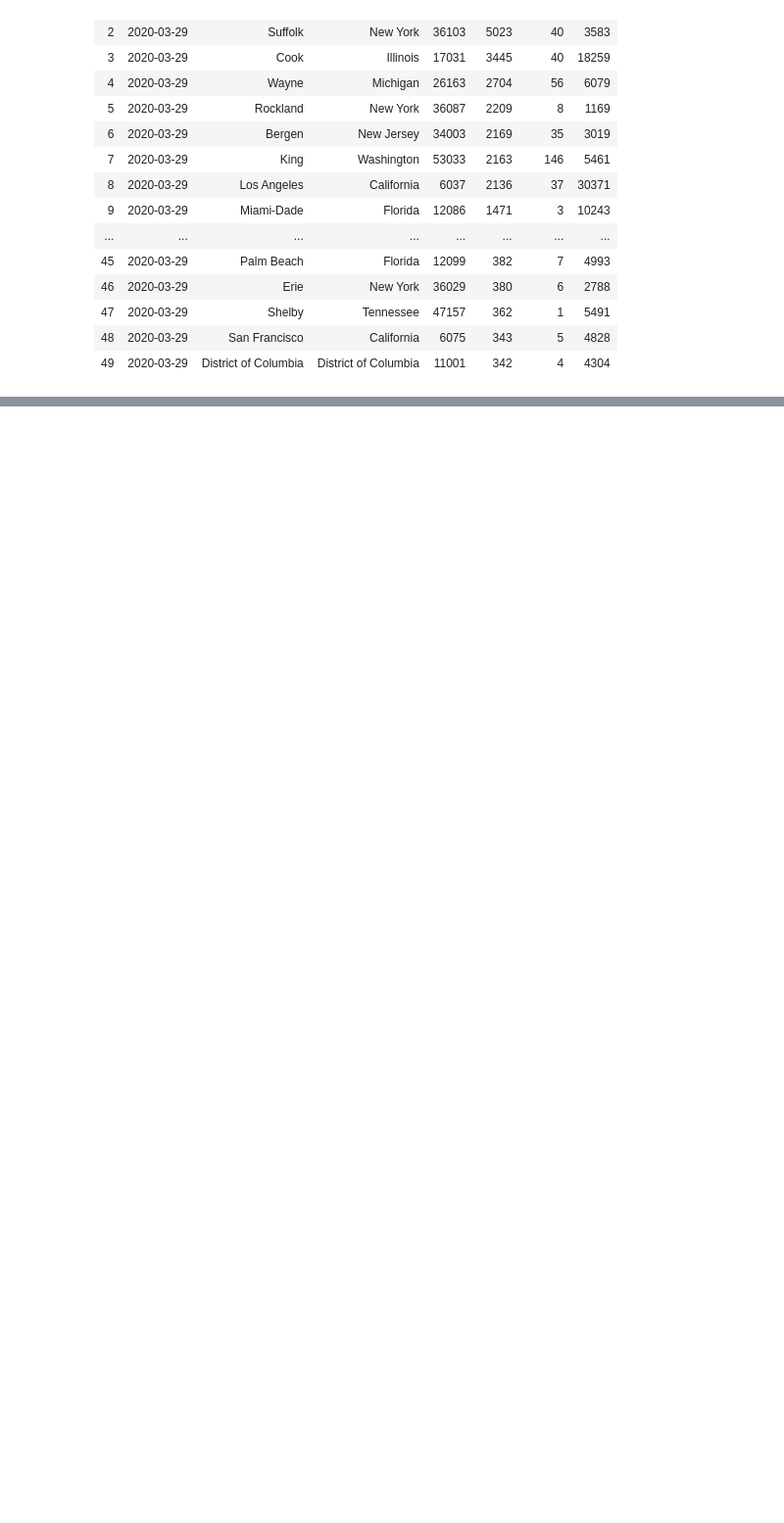
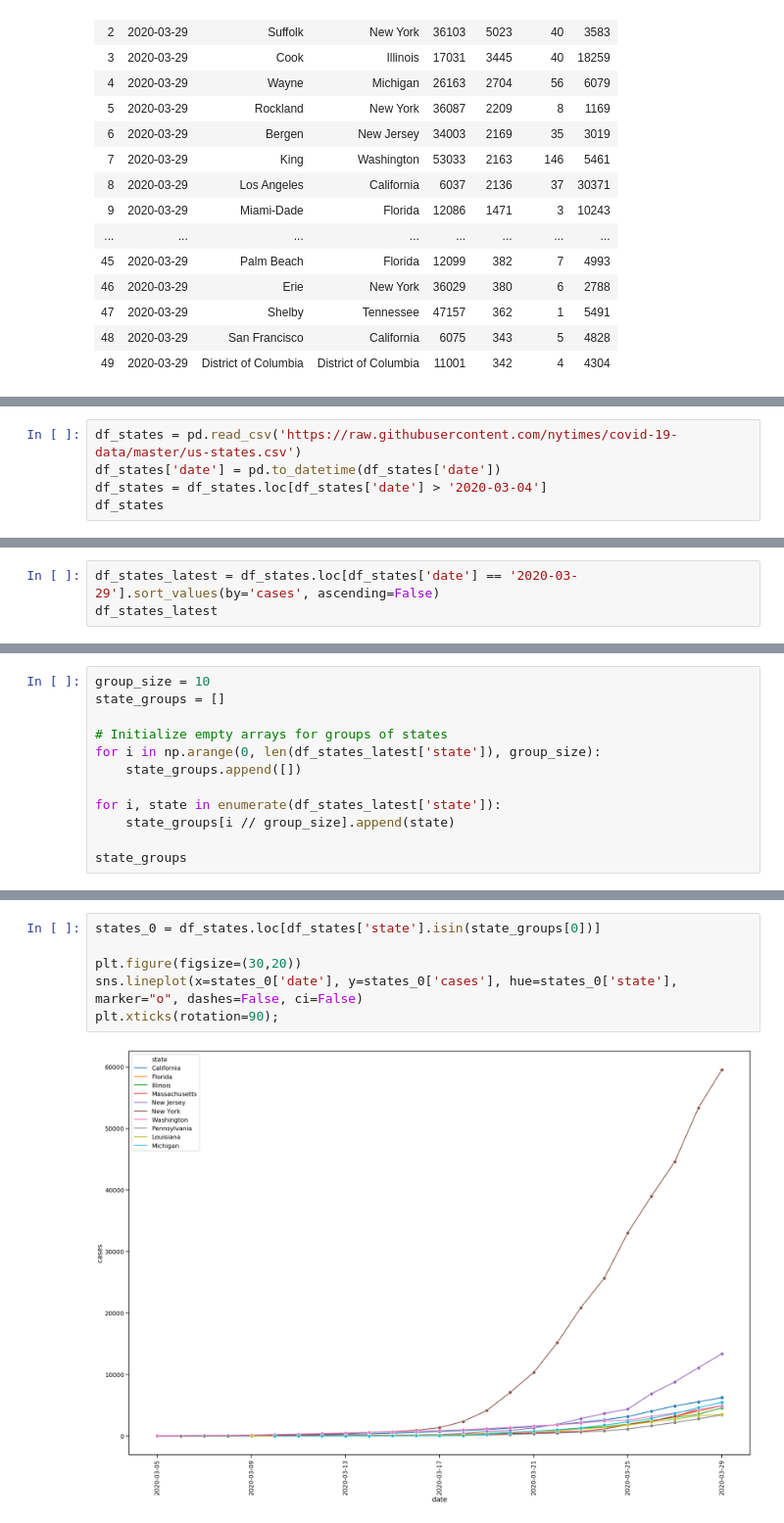
Before and after one commit to muoyo/covid-19-data, a Jupyter notebook: analysis.ipynb, the cells around one changed output, grey strips where cells are left out. Shown at 98% size. Drawn from its saved outputs; the diff is of its cells as text; blank space fills up the shorter version.

```diff
--- a/analysis.ipynb
+++ b/analysis.ipynb
@@ -154,0 +103,5 @@ plt.xticks(rotation=90);
+# %%
+df_states = pd.read_csv('https://raw.githubusercontent.com/nytimes/covid-19-data/master/us-states.csv')
+df_states['date'] = pd.to_datetime(df_states['date'])
+df_states = df_states.loc[df_states['date'] > '2020-03-04']
+df_states
@@ -154,0 +138,3 @@ plt.xticks(rotation=90);
+# %%
+df_states_latest = df_states.loc[df_states['date'] == '2020-03-29'].sort_values(by='cases', ascending=False)
+df_states_latest
@@ -154,0 +159,12 @@ plt.xticks(rotation=90);
+# %%
+group_size = 10
+state_groups = []
+
+# Initialize empty arrays for groups of states
+for i in np.arange(0, len(df_states_latest['state']), group_size):
+    state_groups.append([])
+
+for i, state in enumerate(df_states_latest['state']):
+    state_groups[i // group_size].append(state)
+
+state_groups
@@ -154,0 +189,8 @@ plt.xticks(rotation=90);
+# %%
+states_0 = df_states.loc[df_states['state'].isin(state_groups[0])]
+
+plt.figure(figsize=(30,20))
+sns.lineplot(x=states_0['date'], y=states_0['cases'], hue=states_0['state'], marker="o", dashes=False, ci=False)
+plt.xticks(rotation=90);
+# %% [output]
+[figure, added]
```
Also changed, not shown: parts of 14 cells of this notebook, 1 other file.
